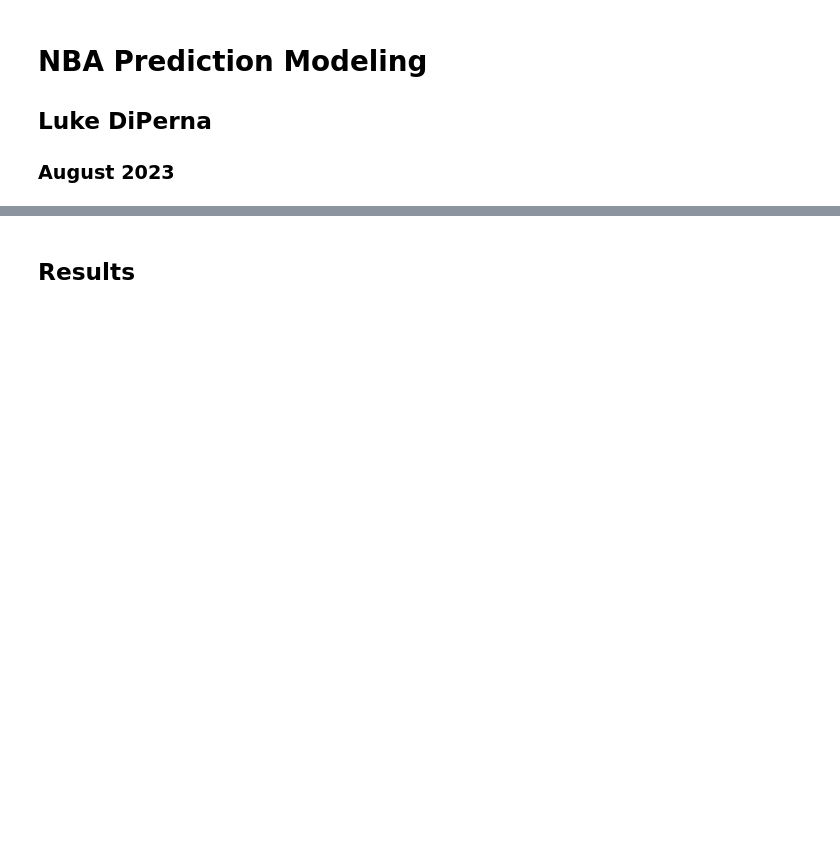
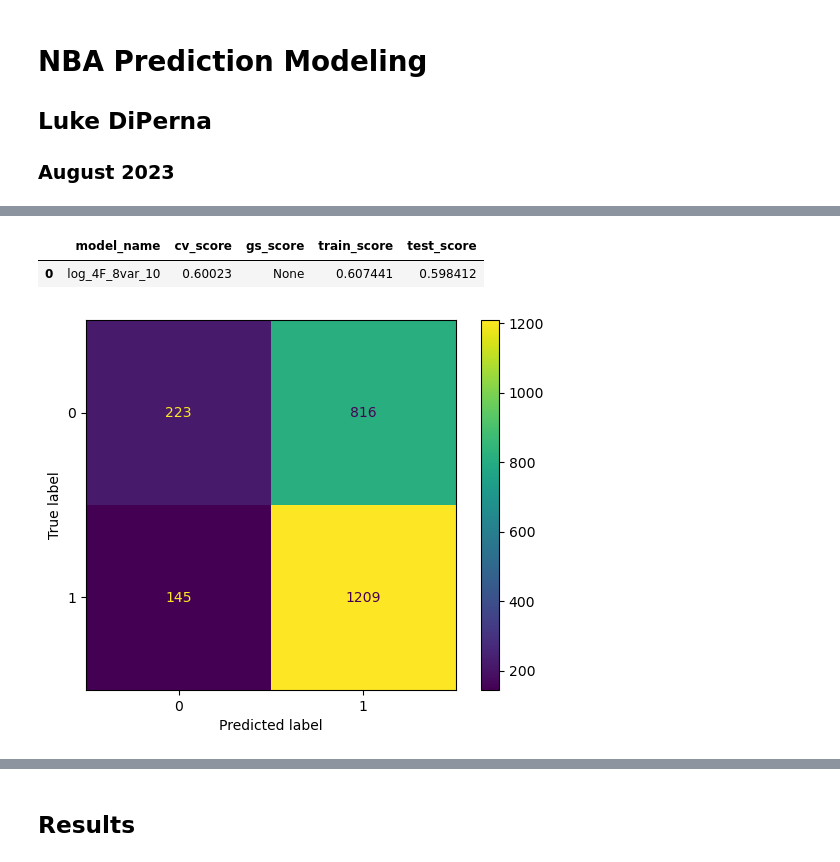
Before and after one commit to luke-lite/NBA-Prediction-Modeling, a Jupyter notebook: NBA-Prediction-Modeling.ipynb, the cells around one changed output, grey strips where cells are left out. Saved outputs shown, nothing was run; the diff lists cells and outputs as text; code cells hidden in the pictures; blank space fills up the shorter version.

```diff
--- a/NBA-Prediction-Modeling.ipynb
+++ b/NBA-Prediction-Modeling.ipynb
@@ -72,0 +311,5 @@ con.close()
+# %%
+# create results and residuals df to hold modeling results
+results_df = pd.DataFrame(columns=['model_name', 'cv_score', 'gs_score', 'train_score', 'test_score'])
+residuals_df = pd.DataFrame(columns=['y_true'])
+residuals_df['y_true'] = team_factor_10['result']
@@ -72,0 +445,20 @@ con.close()
+# %%
+stat_columns = ['a_eFGp', 'a_FTr', 'a_ORBp', 'a_TOVp', 'h_eFGp', 'h_FTr', 'h_ORBp', 'h_TOVp']
+
+X = team_factor_10[stat_columns]
+y = team_factor_10['result']
+
+stats = train_test_split(X, y, train_size=.80, random_state=seed)
+# %%
+# instantiate model object
+log = LogisticRegression(random_state=seed)
+
+# train and evaluate the model
+log_model = ModelEval(log, 'log_4F_8var_10', results_df, residuals_df, stats, None)
+log_model.full_diag()
+
+results_df
+# %% [output]
+|  | model_name | cv_score | gs_score | train_score | test_score |
+| 0 | log_4F_8var_10 | 0.60023 | None | 0.607441 | 0.598412 |
+[figure, added]
```
Also changed, not shown: parts of 141 cells of this notebook.
